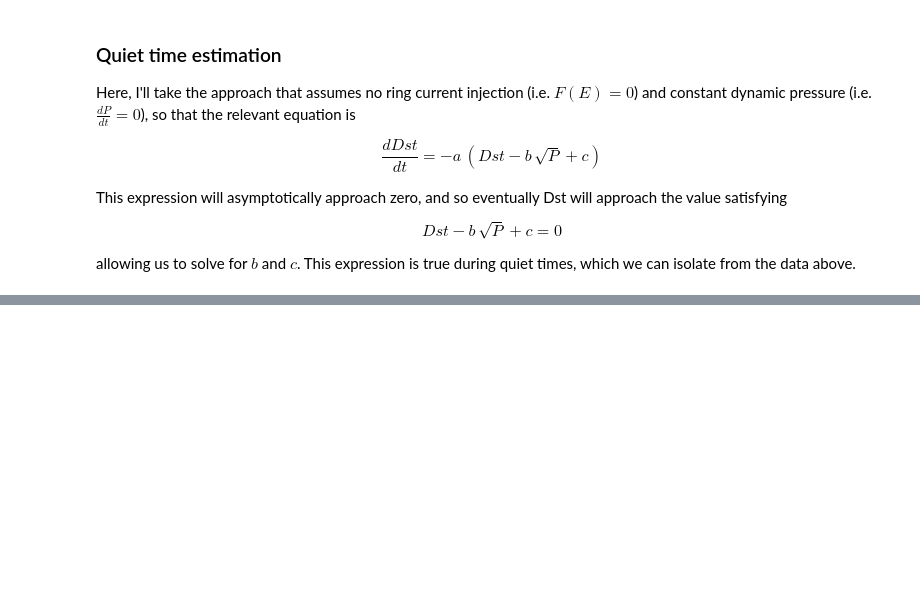
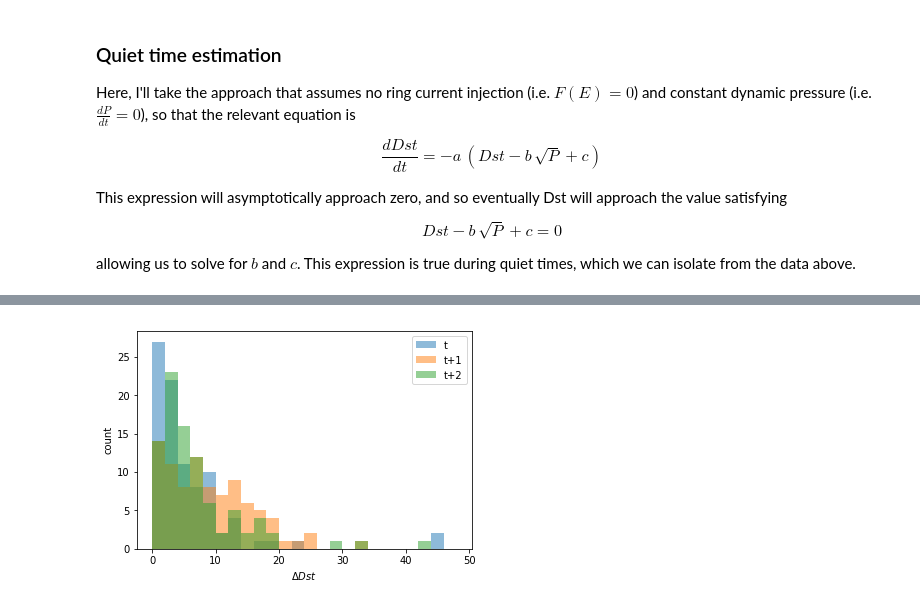
Before and after one commit to sarttiso/spaceweather, a Jupyter notebook: burtons_model.ipynb, the cells around one changed output, grey strips where cells are left out. Cells and saved outputs as stored; diff of their text form; code cells hidden in the pictures; blank space fills up the shorter version.

```diff
--- a/burtons_model.ipynb
+++ b/burtons_model.ipynb
@@ -101,0 +190,26 @@ idx =
+# %%
+stableP_idx = np.abs(np.diff(P)) < 500
+changeE_idx = np.abs(np.diff(E)) > 4
+
+idx = np.where(np.logical_and(stableP_idx, changeE_idx))[0]
+
+# now plot changes in Dst with respect to differences in timing of change in E
+t1 = np.zeros(len(idx))
+t2 = np.zeros(len(idx))
+t3 = np.zeros(len(idx))
+for ii in range(len(idx)):
+    t1[ii] = np.abs(Dst[idx[ii]+1]-Dst[idx[ii]])
+    t2[ii] = np.abs(Dst[idx[ii]+2]-Dst[idx[ii]+1])
+    t3[ii] = np.abs(Dst[idx[ii]+3]-Dst[idx[ii]+2])
+
+plt.figure()
+bins = np.arange(0, 50, 2)
+plt.hist(t1, bins, alpha=0.5, label='t')
+plt.hist(t2, bins, alpha=0.5, label='t+1')
+plt.hist(t3, bins, alpha=0.5, label='t+2')
+plt.legend()
+plt.xlabel('$\Delta Dst$')
+plt.ylabel('count')
+plt.show()
+# %% [output]
+[figure, added]
```
Also changed, not shown: parts of 22 cells of this notebook, 1 other file.
